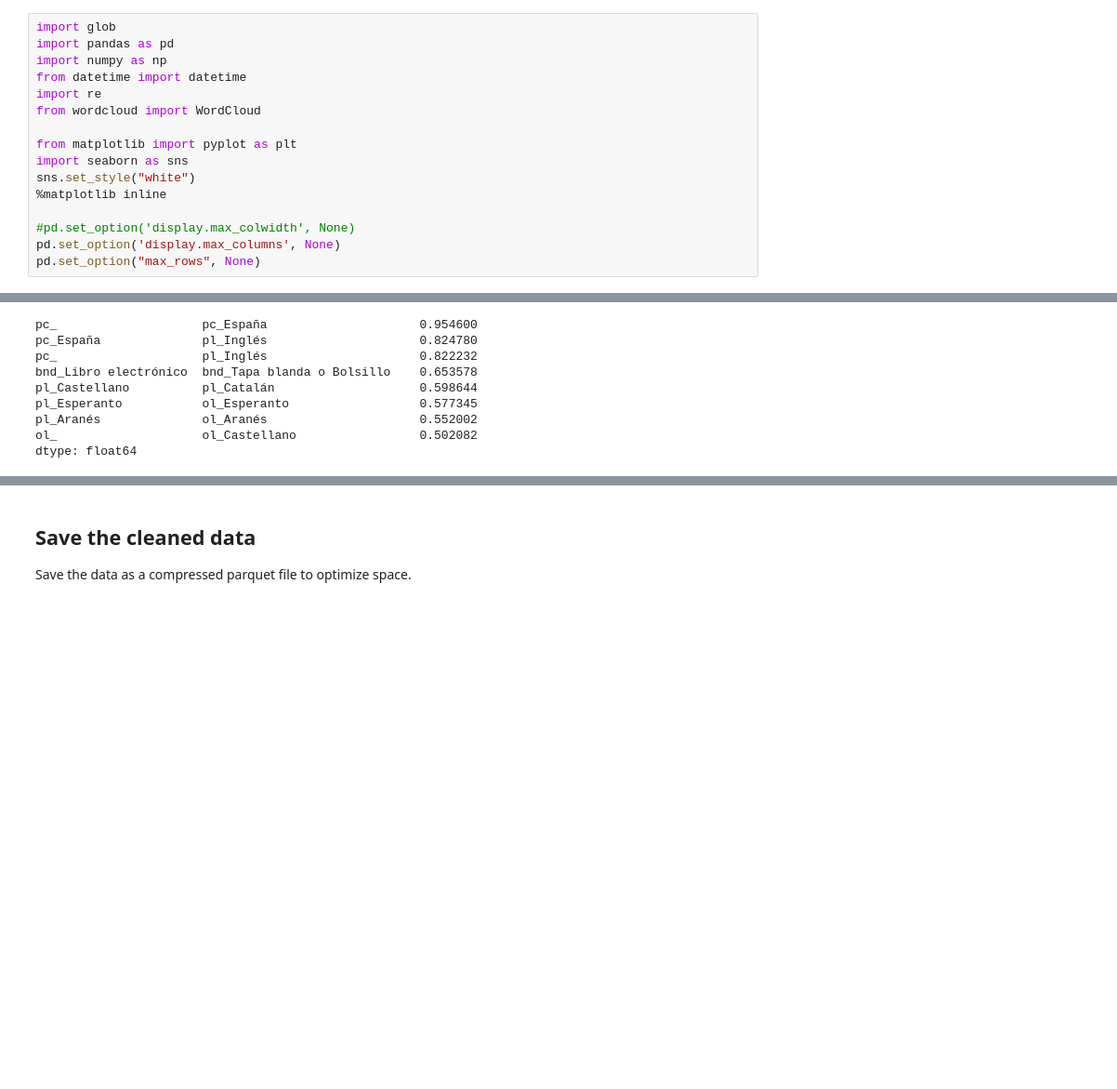
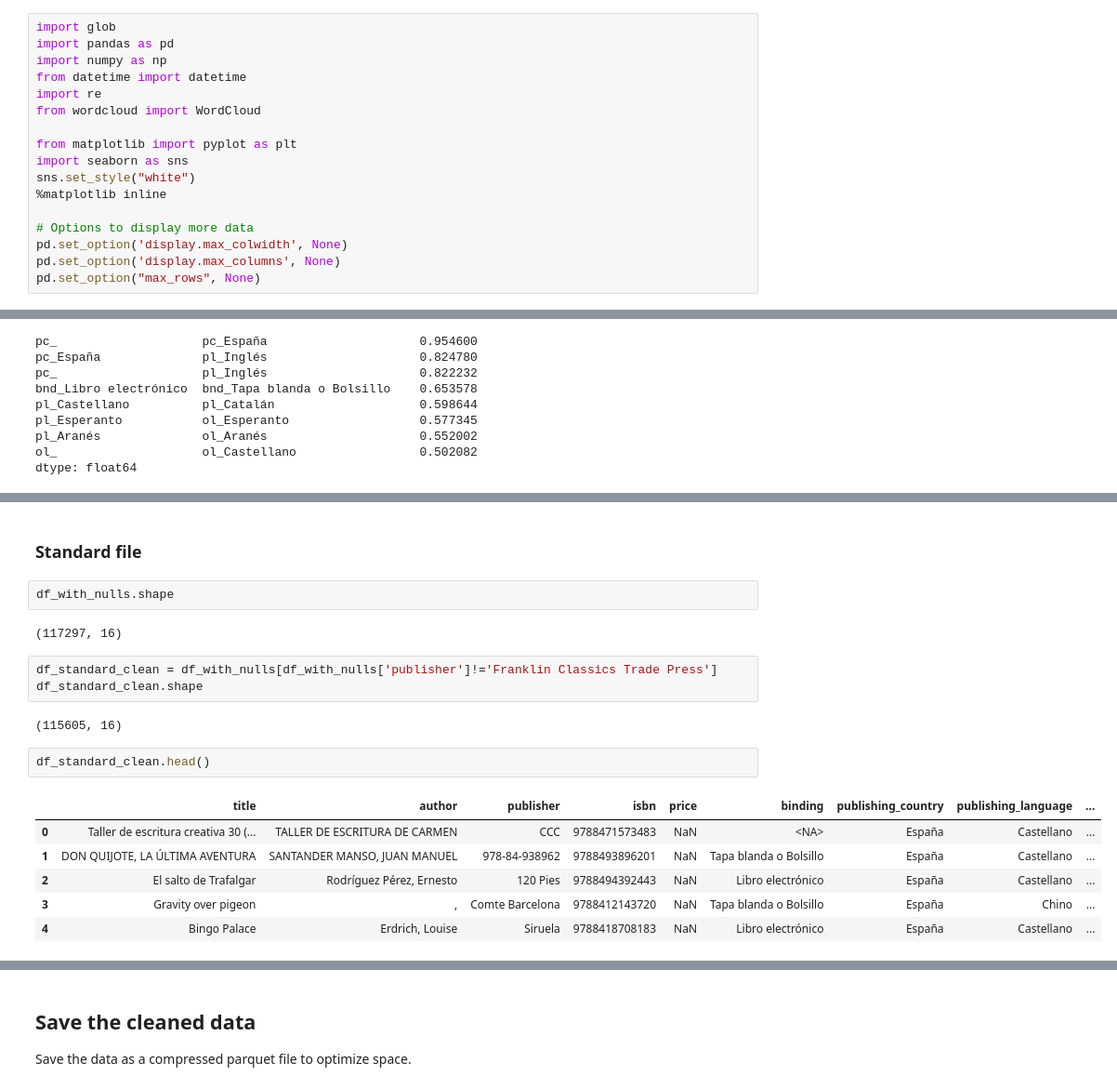
Before and after one commit to ladywithanermine/ermine-book-reviews-analysis, a Jupyter notebook: notebooks/eda_todostuslibros.ipynb, the cells around one changed output, grey strips where cells are left out. Shown at 93% size. Drawn from its saved outputs; the diff is of its cells as text; blank space fills up the shorter version.

Commit message:
Add saving of standard (without dummies) dataset to parquet

```diff
--- a/notebooks/eda_todostuslibros.ipynb
+++ b/notebooks/eda_todostuslibros.ipynb
@@ -52,7 +52,8 @@ import seaborn as sns
 sns.set_style("white")
 %matplotlib inline
 
-#pd.set_option('display.max_colwidth', None)
+# Options to display more data
+pd.set_option('display.max_colwidth', None)
 pd.set_option('display.max_columns', None)
 pd.set_option("max_rows", None)
 # %% [markdown]
@@ -865,3 +870,23 @@ ol_Vasco / Euskara                            uint8
 ol_Yiddish                                    uint8
 ol_Árabe                                      uint8
 dtype: object
+# %% [markdown]
+### Standard file
+# %%
+df_with_nulls.shape
+# %% [output]
+(117297, 16)
+# %%
+df_standard_clean = df_with_nulls[df_with_nulls['publisher']!='Franklin Classics Trade Press']
+df_standard_clean.shape
+# %% [output]
+(115605, 16)
+# %%
+df_standard_clean.head()
+# %% [output]
+|  | title | author | publisher | isbn | price | binding | publishing_country | publishing_language | ... |
+| 0 | Taller de escritura creativa 30 (... | TALLER DE ESCRITURA DE CARMEN | CCC | 9788471573483 | NaN | <NA> | España | Castellano | ... |
+| 1 | DON QUIJOTE, LA ÚLTIMA AVENTURA | SANTANDER MANSO, JUAN MANUEL | 978-84-938962 | 9788493896201 | NaN | Tapa blanda o Bolsillo | España | Castellano | ... |
+| 2 | El salto de Trafalgar | Rodríguez Pérez, Ernesto | 120 Pies | 9788494392443 | NaN | Libro electrónico | España | Castellano | ... |
+| 3 | Gravity over pigeon | , | Comte Barcelona | 9788412143720 | NaN | Tapa blanda o Bolsillo | España | Chino | ... |
+| 4 | Bingo Palace | Erdrich, Louise | Siruela | 9788418708183 | NaN | Libro electrónico | España | Castellano | ... |
```
Also changed, not shown: parts of 9 cells of this notebook.
